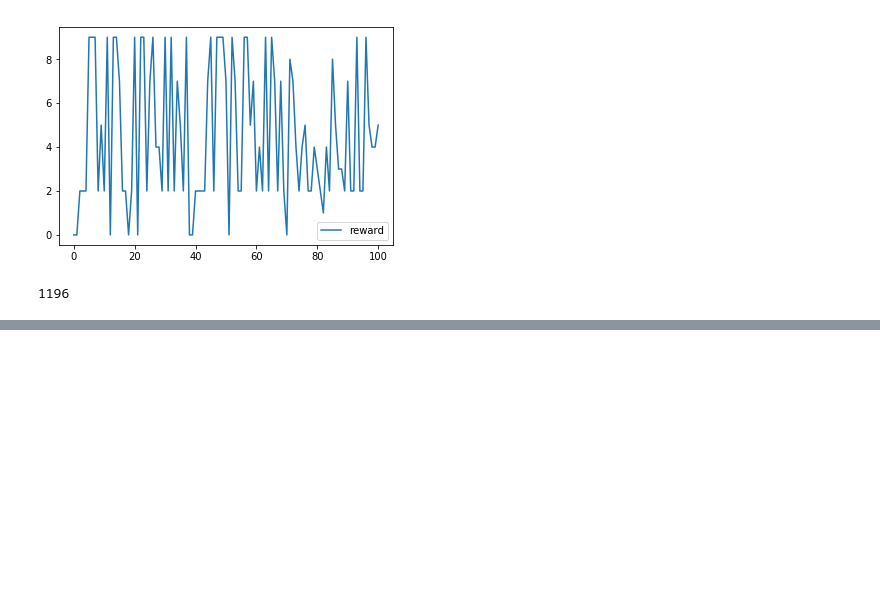
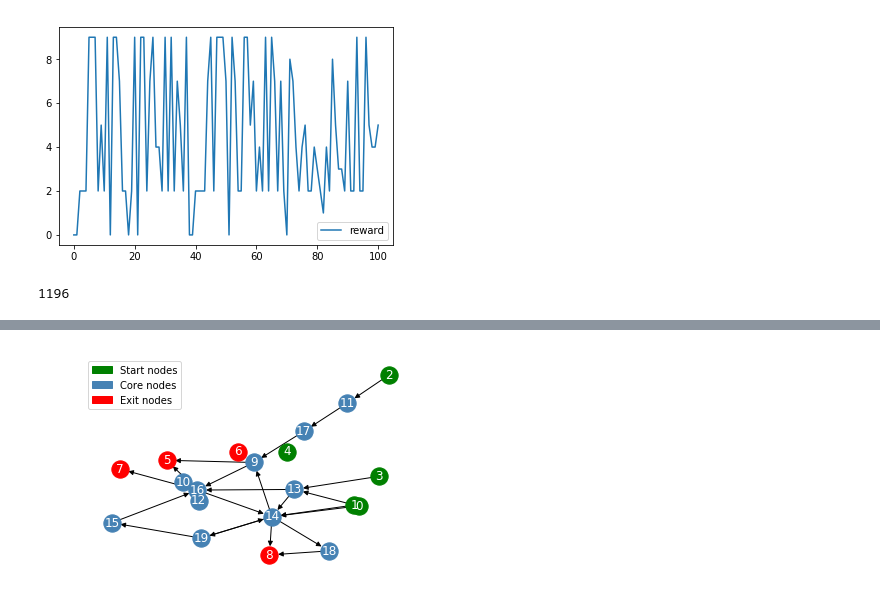
Before and after one commit to Olivier-Lakoue/Graph_ML_Problems, a Jupyter notebook: notebooks/[17]_Define_actions_and_reward.ipynb, the cells around one changed output, grey strips where cells are left out. Saved outputs shown, nothing was run; the diff lists cells and outputs as text; code cells hidden in the pictures; blank space fills up the shorter version.

```diff
--- a/notebooks/[17]_Define_actions_and_reward.ipynb
+++ b/notebooks/[17]_Define_actions_and_reward.ipynb
@@ -117,0 +139,4 @@ g.current_reward
+# %%
+g.plot()
+# %% [output]
+[figure, added]
```
Also changed, not shown: parts of 4 cells of this notebook, 11 other files.
